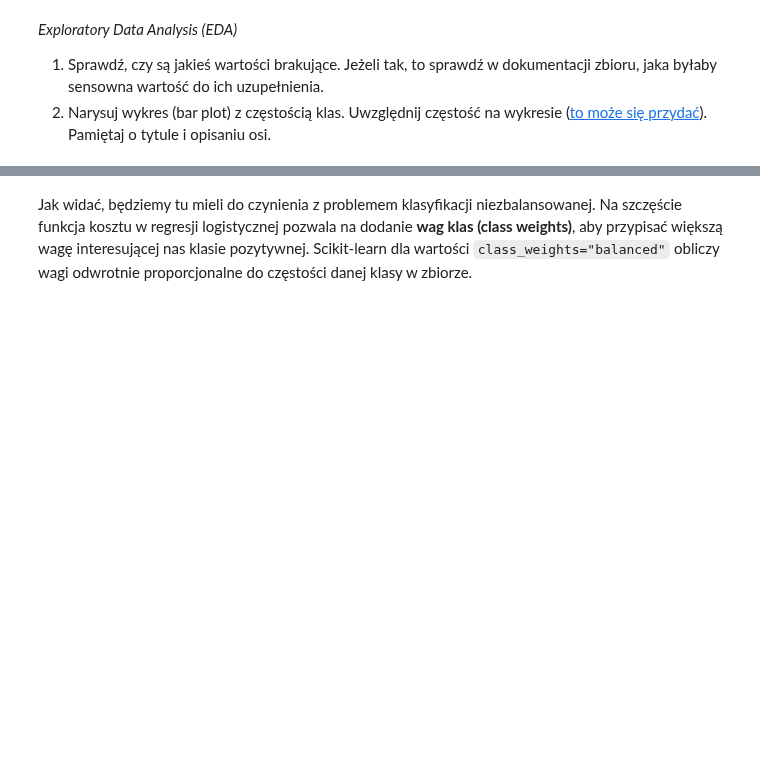
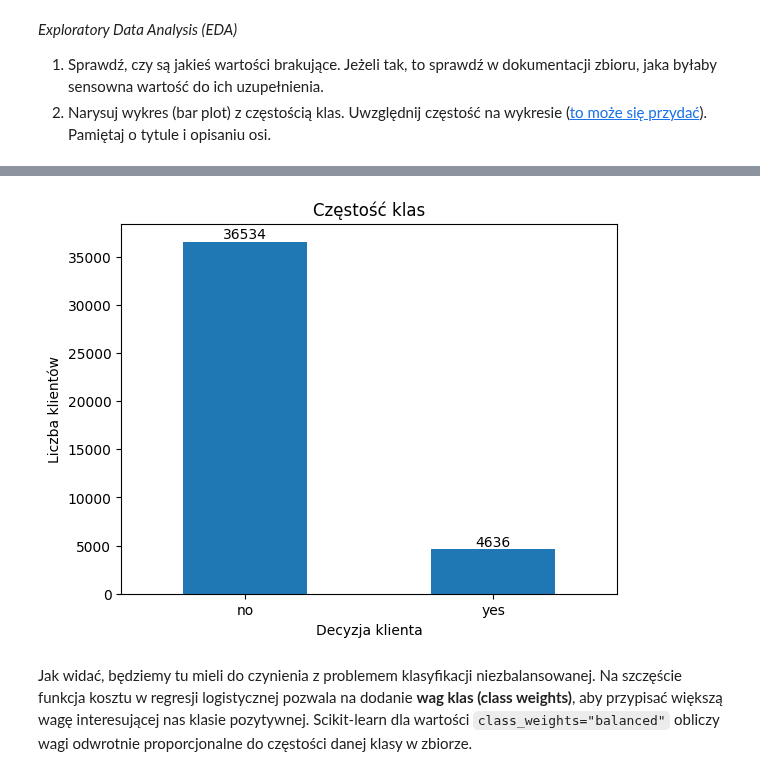
Before and after one commit to igorpie1705/sztuczna-inteligencja, a Jupyter notebook: lab1/lab_1.ipynb, the cells around one changed output, grey strips where cells are left out. Drawn from its saved outputs; the diff is of its cells as text; code cells hidden in the pictures; blank space fills up the shorter version.

```diff
--- a/lab1/lab_1.ipynb
+++ b/lab1/lab_1.ipynb
@@ -1215,3 +1222,13 @@ y = y.astype({"y": np.int64})
+# %%
+counts = y.value_counts()
+ax = counts.plot.bar(title="Częstość klas")
+ax.set_xlabel("Decyzja klienta")
+ax.set_ylabel("Liczba klientów")
+ax.bar_label(ax.containers[0])
+ax.set_xticklabels(['no', 'yes'], rotation=0)
+plt.show()
+# %% [output]
+[figure, added]
 # %% [markdown]
 Jak widać, będziemy tu mieli do czynienia z problemem klasyfikacji niezbalansowanej. Na szczęście funkcja kosztu w regresji logistycznej pozwala na dodanie **wag klas (class weights)**, aby przypisać większą wagę interesującej nas klasie pozytywnej. Scikit-learn dla wartości `class_weights="balanced"` obliczy wagi odwrotnie proporcjonalne do częstości danej klasy w zbiorze.
 # %% [markdown]
```
Also changed, not shown: parts of 3 cells of this notebook.
